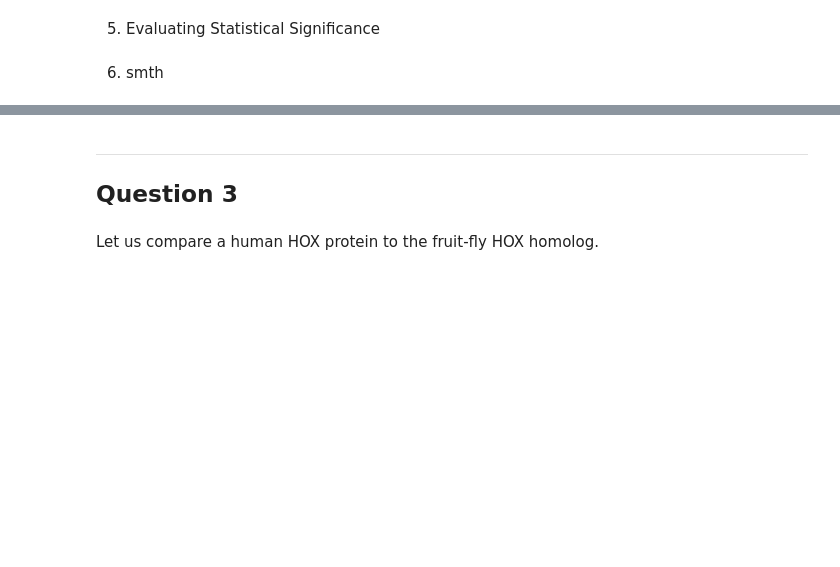
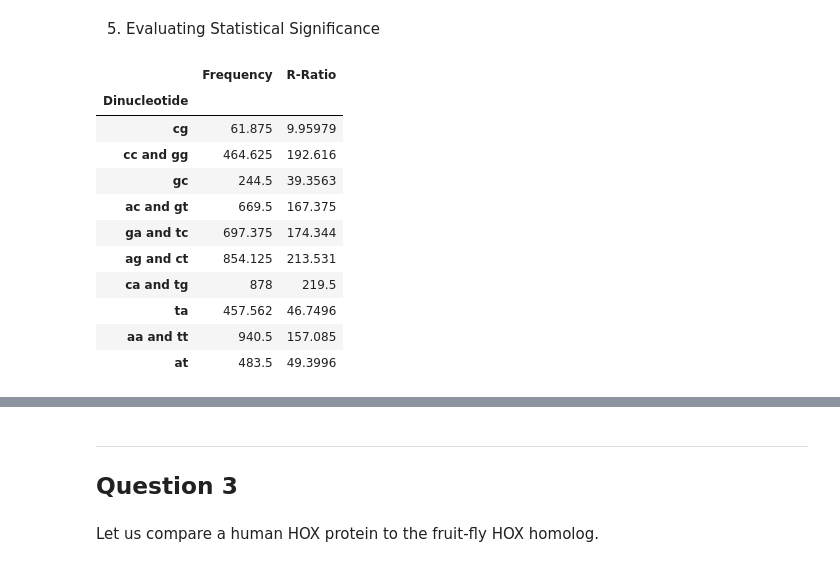
Before and after one commit to harveylallave/BIOINFO_MIDTERMS, a Jupyter notebook: BIOINFO_EXAM1.ipynb, the cells around one changed output, grey strips where cells are left out. Drawn from its saved outputs; the diff is of its cells as text; code cells hidden in the pictures; blank space fills up the shorter version.

```diff
--- a/BIOINFO_EXAM1.ipynb
+++ b/BIOINFO_EXAM1.ipynb
@@ -145,4 +161,65 @@ sns.barplot(x = df.index, y = 'Frequency', data = df, palette='Spectral')
 # %% [markdown]
 5. Evaluating Statistical Significance
-# %% [markdown]
-6. smth
+# %%
+# Combining the pair of dinucleotides that are the reverse-complements of each other.
+
+
+# TODO: Revalidation, code below is subject to change cause dapat
+#       atang matic na na ipair sa counterpart (reverse-complement) regardless of its frequency
+#       if so, "if pairIndex != {in the list of unpaired dinucleotide in the spec} and pairIndex.reverseComplement = i" then ...
+freq = -1
+pairIndex = 'x'
+for i, row in df.iterrows():
+#     print(i," ", row.Frequency, " | ", freq, " ", pairIndex)
+    if freq == row.Frequency:
+        df.at[pairIndex, 'Frequency'] = freq + row.Frequency
+        df.rename({pairIndex: '%s and %s' % (pairIndex, i)}, axis = 'index', inplace=True)
+        freq = -1
+        pairIndex = 'x'
+        df.drop(i, inplace=True)
+    else:
+        freq = row.Frequency
+        pairIndex = i
+
+
+# Computing the ratio R for each group (R = ObservedFreq / ExpectedFreq)
+# For example "ag" and "ct":
+#    observed frequency = (count of “ag” + count of “ct” ) / (total count of all dinucleotides);
+#    expected frequency = ((count of “a” + count of “t”) / length of S’) x ((count of “g” + count of “c”) / length of S’).
+
+
+# TODO: Validation, not sure if count of A for the string S' dapat or S, ang ginawa ko is sa S'
+countA = SPrime.count("a")
+countC = SPrime.count("c")
+countG = SPrime.count("g")
+countT = SPrime.count("t")
+
+# print("%d %d %d %d" % (countA, countC, countG, countT))
+for i, row in df.iterrows():
+    #TODO: Validation, not sure if 16 ba dapat cause initially 16 dinucleotides or 10 nalang (dahil pinag combine yung iba)
+    observedFreq = row.Frequency / 16
+
+    i2 = i.replace(' and ', '')
+    expectedFreq = (((countA if i2[0] == 'a' else countC if i2[0] == 'c' else countG if i2[0] == 'g' else countT) +
+                     (countA if i2[1] == 'a' else countC if i2[1] == 'c' else countG if i2[1] == 'g' else countT)) / len(SPrime)
+                    * (1 if len(i) == 2 else
+                   (((countA if i2[2] == 'a' else countC if i2[2] == 'c' else countG if i2[2] == 'g' else countT) +
+                     (countA if i2[3] == 'a' else countC if i2[3] == 'c' else countG if i2[3] == 'g' else countT)) / len(SPrime))))
+    R = observedFreq / expectedFreq
+    df.at[i, 'R-Ratio'] = R
+
+# df.style.applymap('font-weight: bold', subset= pd.IndexSlice[df.index[df.index=='cg'], :], inplace = True)
+df.style
+# %% [output]
+|  | Frequency | R-Ratio |
+| Dinucleotide |  |  |
+| cg | 61.875 | 9.95979 |
+| cc and gg | 464.625 | 192.616 |
+| gc | 244.5 | 39.3563 |
+| ac and gt | 669.5 | 167.375 |
+| ga and tc | 697.375 | 174.344 |
+| ag and ct | 854.125 | 213.531 |
+| ca and tg | 878 | 219.5 |
+| ta | 457.562 | 46.7496 |
+| aa and tt | 940.5 | 157.085 |
+| at | 483.5 | 49.3996 |
```
Also changed, not shown: parts of 6 cells of this notebook.
